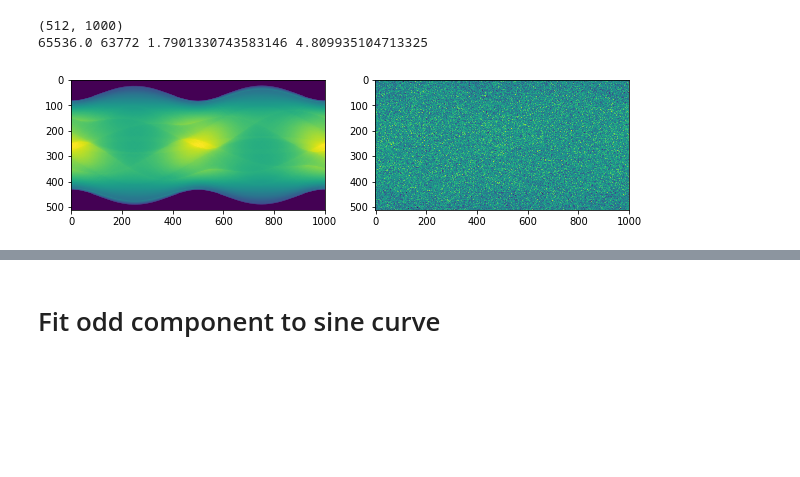
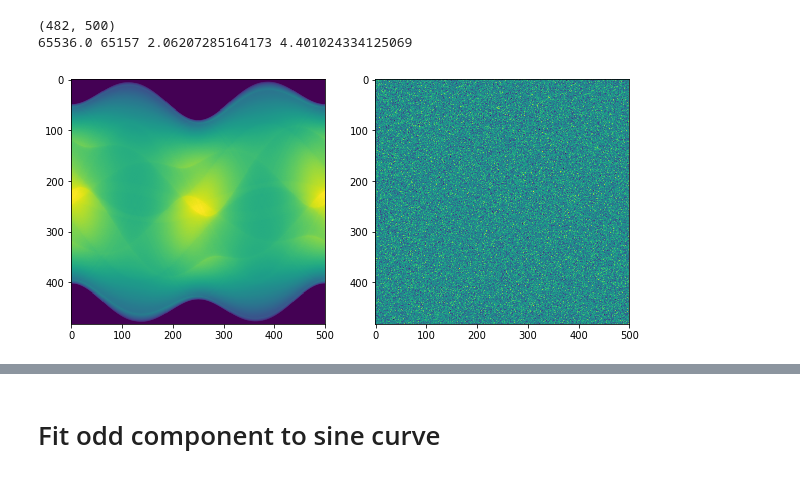
Before and after one commit to everettvacek/rotationCenter, a Jupyter notebook: Detector_shifting.ipynb, the cells around one changed output, grey strips where cells are left out. Drawn from its saved outputs; the diff is of its cells as text; code cells hidden in the pictures; blank space fills up the shorter version.

Commit message:
fixed the center reporting, works for low noise, high noise, off center sample, and non-symmetric shift

```diff
--- a/Detector_shifting.ipynb
+++ b/Detector_shifting.ipynb
@@ -40,7 +40,7 @@ offset = 0#int(imshape/10)+300
 posa = int(imshape/2)-int(512/2)+offset
 posb = int(imshape/2)+int(512/2)+offset
 
-noise = 5
+noise = 50
 #Load Shepp Logan Phantom
 slp = np.asarray(plt.imread('./pictures/Shepp-Logan_Phantom.tif')[:,:], dtype= float)
 
@@ -57,28 +57,28 @@ number_angles = 1000
 # %%
 '''
 Circle = False
 theta = np.linspace(0., 360, number_angles, endpoint=False)
 
 sinogram = radon(phantom, theta=theta, circle=Circle)
 np.save('sinogram2', sinogram)
 '''
-sinogram = np.load('sinogram.npy')
+sinogram = np.load('sinogram_off_center.npy')
 sinogram = sinogram*2**16/np.max(sinogram)
 sinogram_noise = add_noise(sinogram,np.mean(sinogram),np.std(sinogram), noise)
 plt.figure(figsize=(10,5))
 plt.subplot(121)
 plt.imshow(sinogram)
 plt.subplot(122)
 plt.imshow(sinogram_noise)
 plt.show
 # In[145]:
 print(sinogram.shape)
 snr = lambda x: np.mean(x)/np.std(x)
 print(np.max(sinogram), np.max(sinogram_noise), snr(sinogram), snr(sinogram_noise))
 # %% [output]
-(512, 1000)
-65536.0 63772 1.7901330743583146 4.809935104713325
+(482, 500)
+65536.0 65157 2.06207285164173 4.401024334125069
-[figure, old version]
+[figure, new version]
 # %%
 reals_odd = []
 reals_even= []
```
Also changed, not shown: parts of 6 cells of this notebook.
